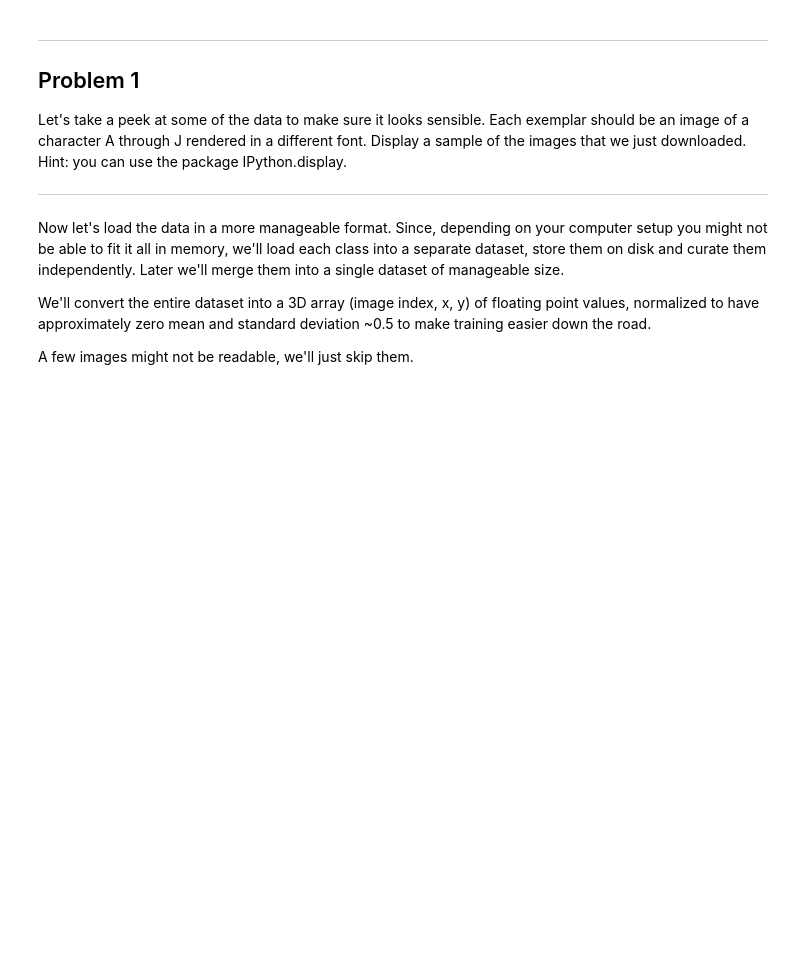
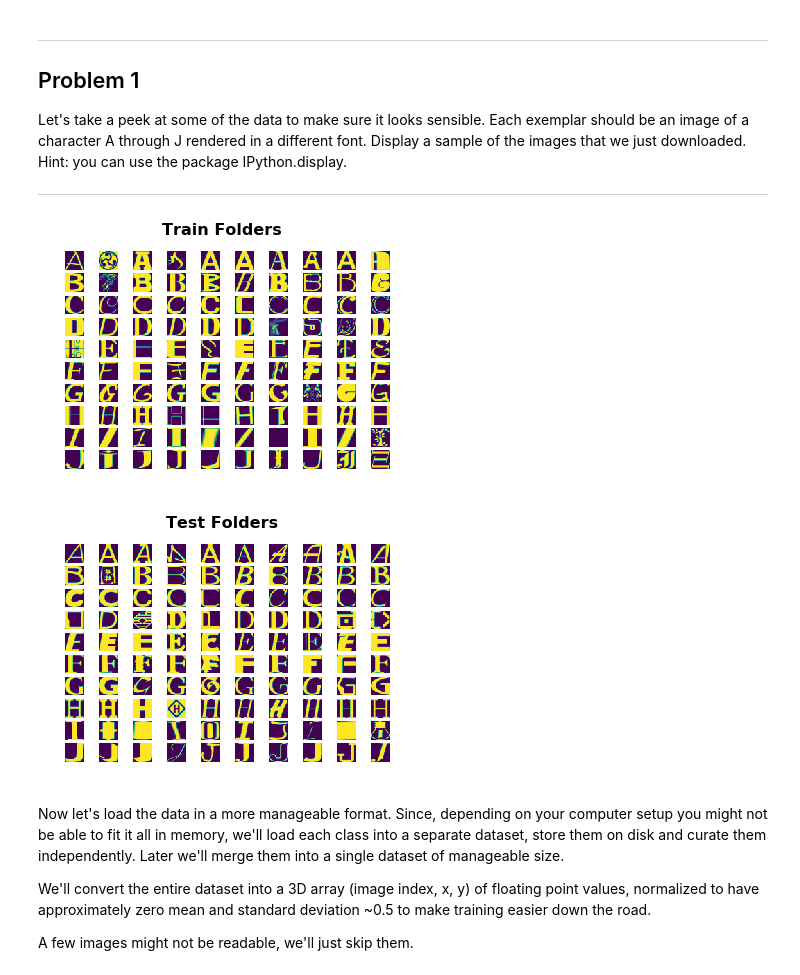
Before and after one commit to gaoshuaifu/kungfu, a Jupyter notebook: deeplearning/udacity730/1_notmnist.ipynb, the cells around one changed output. Saved outputs shown, nothing was run; the diff lists cells and outputs as text; code cells hidden in the pictures; blank space fills up the shorter version.

```diff
--- a/deeplearning/udacity730/1_notmnist.ipynb
+++ b/deeplearning/udacity730/1_notmnist.ipynb
@@ -33,9 +33,11 @@ last_percent_reported = None
 data_root = '.' # Change me to store data elsewhere
 
 def download_progress_hook(count, blockSize, totalSize):
-  """A hook to report the progress of a download. This is mostly intended for users with
+  """
+  A hook to report the progress of a download. This is mostly intended for users with
   slow internet connections. Reports every 5% change in download progress.
   """
+
   global last_percent_reported
   percent = int(count * blockSize * 100 / totalSize)
 
@@ -51,6 +53,7 @@ def download_progress_hook(count, blockSize, totalSize):
 
 def maybe_download(filename, expected_bytes, force=False):
   """Download a file if not present, and make sure it's the right size."""
+
   dest_filename = os.path.join(data_root, filename)
   if force or not os.path.exists(dest_filename):
     print('Attempting to download:', filename)
@@ -64,7 +67,10 @@ def maybe_download(filename, expected_bytes, force=False):
       'Failed to verify ' + dest_filename + '. Can you get to it with a browser?')
   return dest_filename
 
+# Download training data notMNIST_large.tar.gz
 train_filename = maybe_download('notMNIST_large.tar.gz', 247336696)
+
+# Download testing data notMNIST_small.tar.gz
 test_filename = maybe_download('notMNIST_small.tar.gz', 8458043)
 # %% [output]
 Found and verified ./notMNIST_large.tar.gz
@@ -110,6 +121,39 @@ Problem 1
 Let's take a peek at some of the data to make sure it looks sensible. Each exemplar should be an image of a character A through J rendered in a different font. Display a sample of the images that we just downloaded. Hint: you can use the package IPython.display.
 
 ---
+# %%
+import random
+import matplotlib.image as mpimg
+
+def plot_samples(data_folders, sample_size, title=None):
+    """For each folder, sample a few images to check. """
+
+    fig = plt.figure()
+    if title:
+        fig.suptitle(title, fontsize=16, fontweight='bold')
+
+    for folder in data_folders:
+        image_files = os.listdir(folder)
+        image_sample = random.sample(image_files, sample_size)
+        for image in image_sample:
+            image_file = os.path.join(folder, image)
+            ax = fig.add_subplot(
+                len(data_folders),
+                sample_size,
+                sample_size * data_folders.index(folder) +  image_sample.index(image) + 1)
+            image = mpimg.imread(image_file)
+            ax.imshow(image)
+            ax.set_axis_off()
+    plt.show()
+
+# Sample training images
+plot_samples(train_folders, 10, 'Train Folders')
+
+# Sample testing images
+plot_samples(test_folders, 10, 'Test Folders')
+# %% [output]
+[figure, added]
+[figure, added]
 # %% [markdown]
 Now let's load the data in a more manageable format. Since, depending on your computer setup you might not be able to fit it all in memory, we'll load each class into a separate dataset, store them on disk and curate them independently. Later we'll merge them into a single dataset of manageable size.
 
```
Also changed, not shown: parts of 4 cells of this notebook, 1 other file.
